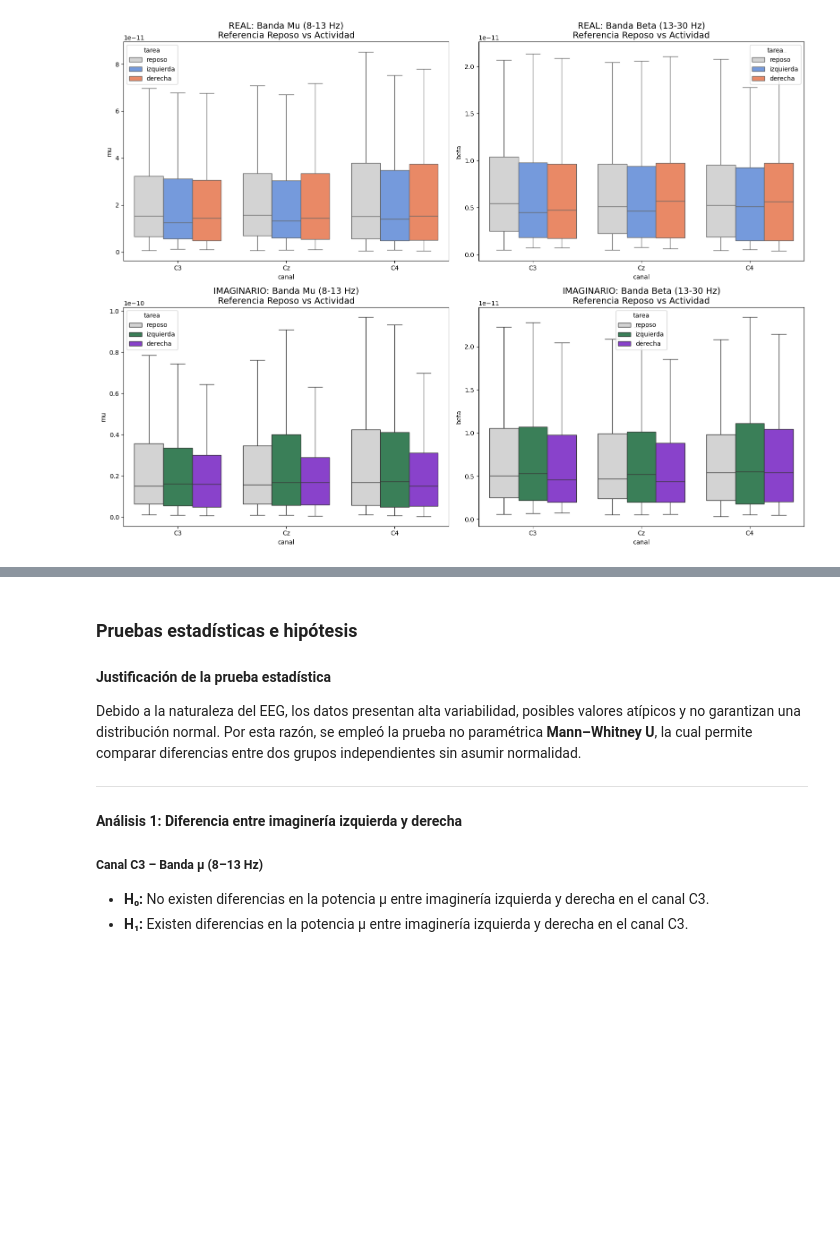
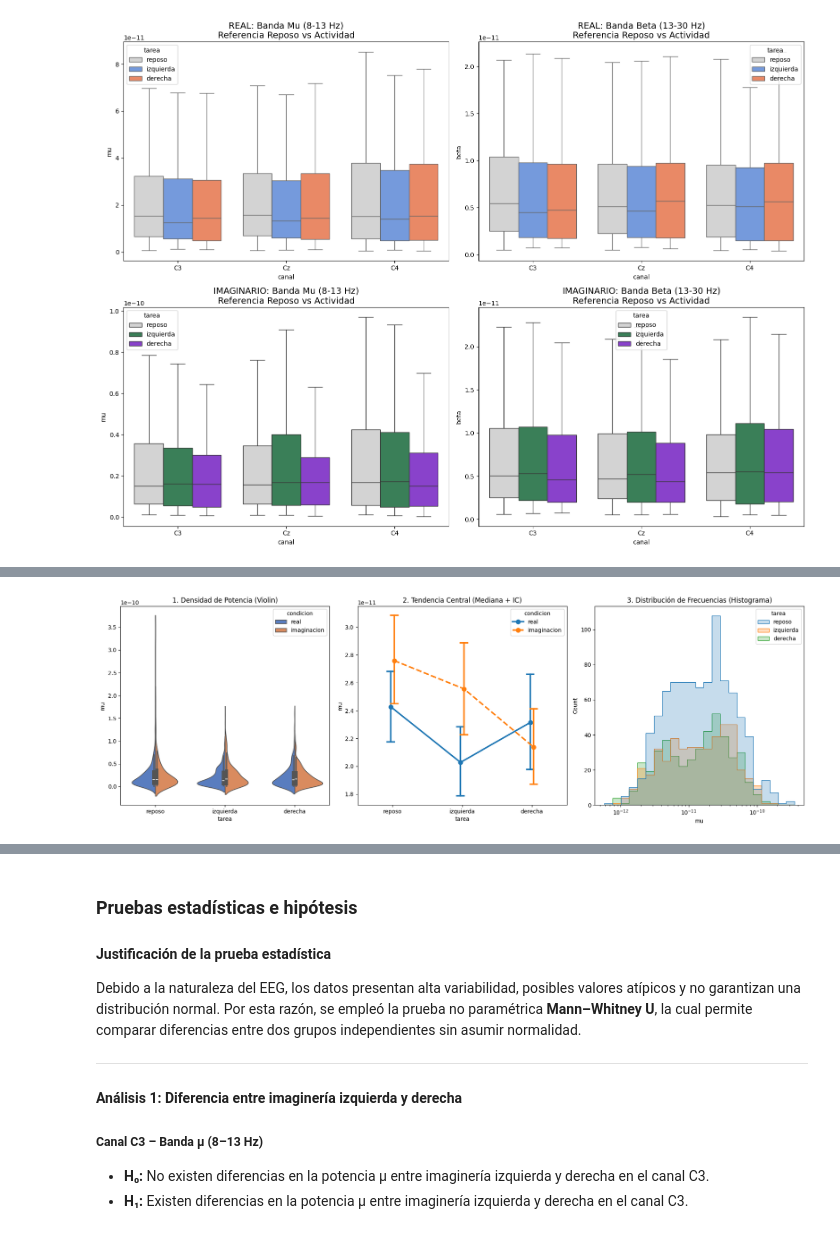
Before and after one commit to KarenAgudelo769/Proyecto_biosenales, a Jupyter notebook: codigo.ipynb, the cells around one changed output, grey strips where cells are left out. Drawn from its saved outputs; the diff is of its cells as text; code cells hidden in the pictures; blank space fills up the shorter version.

```diff
--- a/codigo.ipynb
+++ b/codigo.ipynb
@@ -687,0 +743,25 @@ plt.show()
+# %%
+import seaborn as sns
+import matplotlib.pyplot as plt
+
+# Usaremos df_final (puedes usar mu_robust si ya lo aplicaste)
+df_c3 = df_final[df_final['canal'] == 'C3'].copy()
+
+fig, axes = plt.subplots(1, 3, figsize=(18, 6))
+
+# --- GRÁFICA 1: VIOLIN PLOT ---
+sns.violinplot(ax=axes[0], data=df_c3, x='tarea', y='mu', hue='condicion', split=True, palette='muted')
+axes[0].set_title('1. Densidad de Potencia (Violin)', fontsize=12)
+
+# --- GRÁFICA 2: POINT PLOT (Tendencia de activación) ---
+sns.pointplot(ax=axes[1], data=df_c3, x='tarea', y='mu', hue='condicion', dodge=True, capsize=.1, linestyles=["-", "--"])
+axes[1].set_title('2. Tendencia Central (Mediana + IC)', fontsize=12)
+
+# --- GRÁFICA 3: HISTOGRAMA TRASLAPADO (Distribución) ---
+sns.histplot(ax=axes[2], data=df_c3, x='mu', hue='tarea', element="step", common_norm=False, log_scale=True)
+axes[2].set_title('3. Distribución de Frecuencias (Histograma)', fontsize=12)
+
+plt.tight_layout()
+plt.show()
+# %% [output]
+[figure, added]
```
Also changed, not shown: parts of 2 cells of this notebook.
